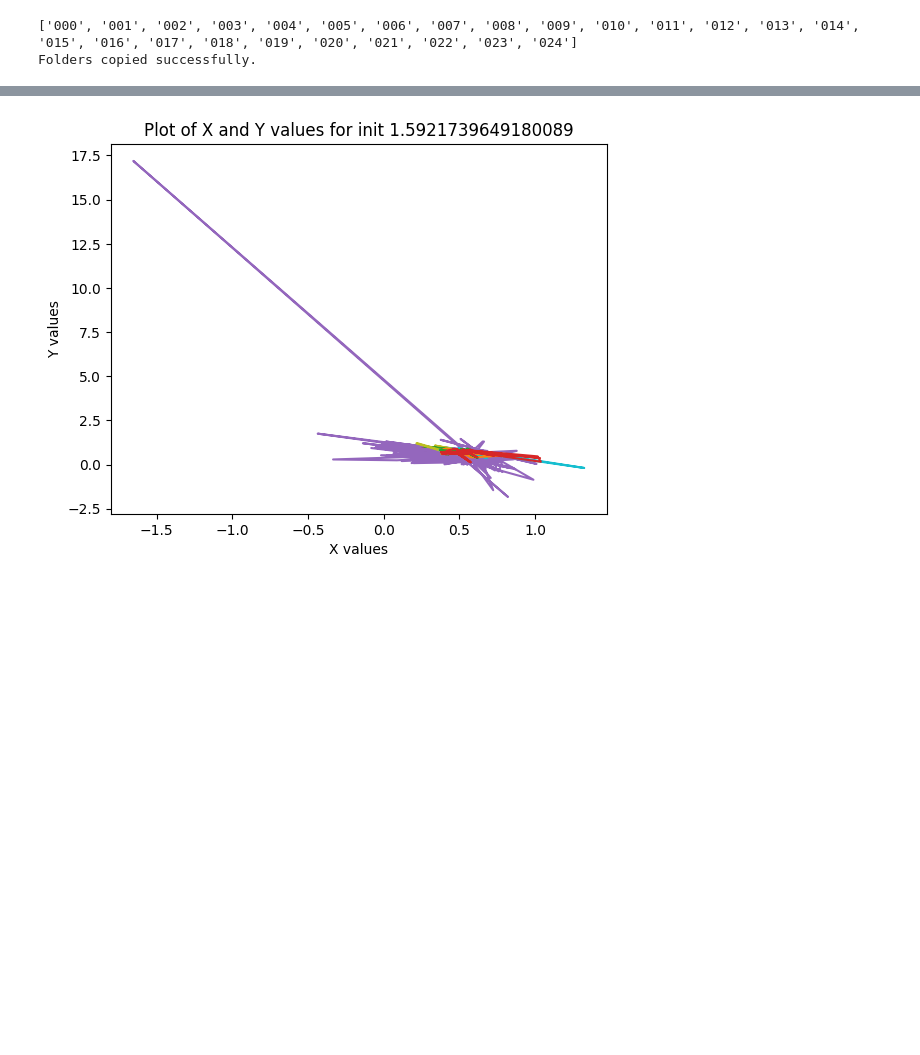
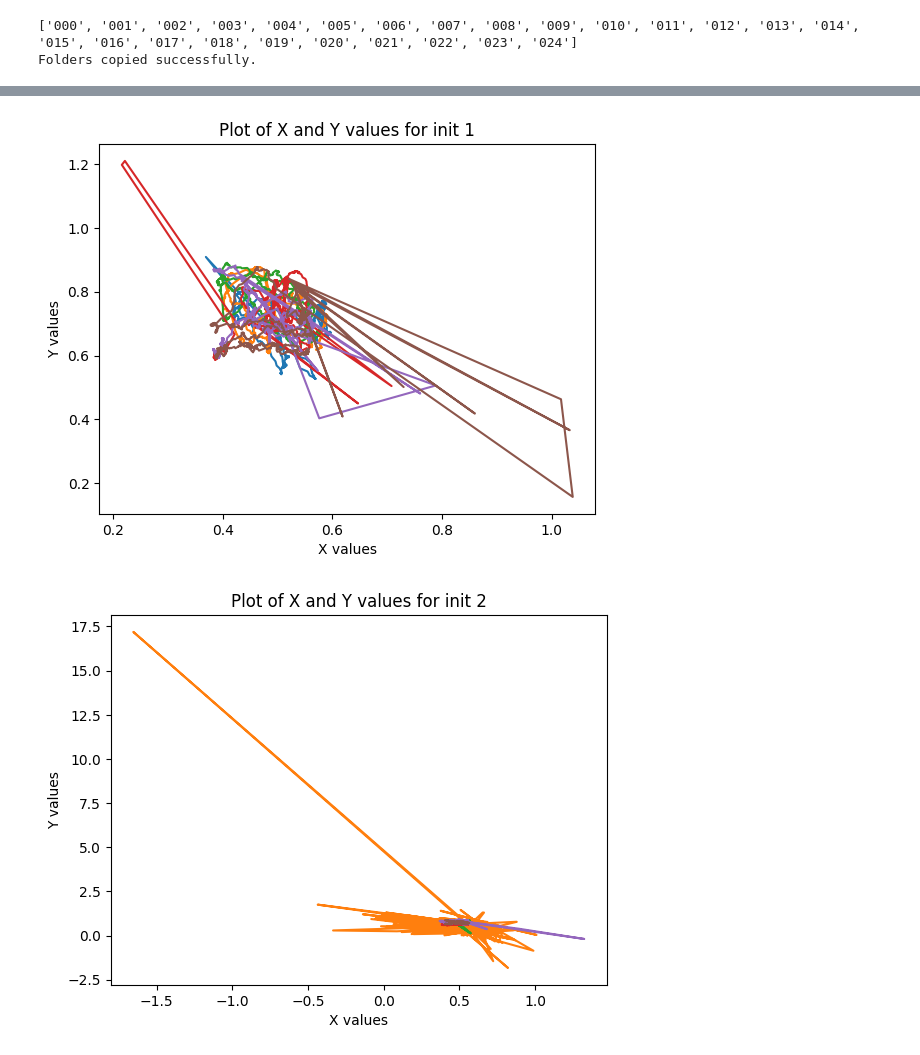
Before and after one commit to QuentinPerret/PFE-EyeTracking, a Jupyter notebook: data_analyzer.ipynb, the cells around one changed output, grey strips where cells are left out. Cells and saved outputs as stored; diff of their text form; code cells hidden in the pictures; blank space fills up the shorter version.

Commit message:
:data exported

```diff
--- a/data_analyzer.ipynb
+++ b/data_analyzer.ipynb
@@ -95,11 +97,0 @@ data.head()
-# %%
-df = data.iloc[0]
-df.head()
-x=df['norm_pos_x']
-y=df['norm_pos_y']
-t=df['timestamps']
-p = []
-for i,j,k in zip(x,y,t):
-    p.append([i,j,k])
-print(len(p))
-print(p)
@@ -131,0 +98,10 @@ data.head()
+# %%
+init1 = data[(data['init']==1)]
+
+init2 = data[(data['init']==2)]
+
+init3 = data[(data['init']==3)]
+
+init4 = data[(data['init']==4)]
+
+init = [init1 , init2 , init3 , init4]
@@ -132,14 +117,17 @@ data.head()
 # %%
 def createPlot(row):
     x = row.norm_pos_x
     y = row.norm_pos_y
 
     plt.plot(x,y)
 
-data.apply(createPlot, axis = 1)
-plt.xlabel('X values')
-plt.ylabel('Y values')
-plt.title(f'Plot of X and Y values for init {i+1}')
-plt.show()
+
+for i , df in enumerate(init):
+    df.apply(createPlot, axis = 1)
+    plt.xlabel('X values')
+    plt.ylabel('Y values')
+    plt.title(f'Plot of X and Y values for init {i+1}')
+    plt.show()
 # %% [output]
-[figure, old version]
+[figure, new version]
+[figure, added]
```
Also changed, not shown: parts of 14 cells of this notebook, 2 other files.
